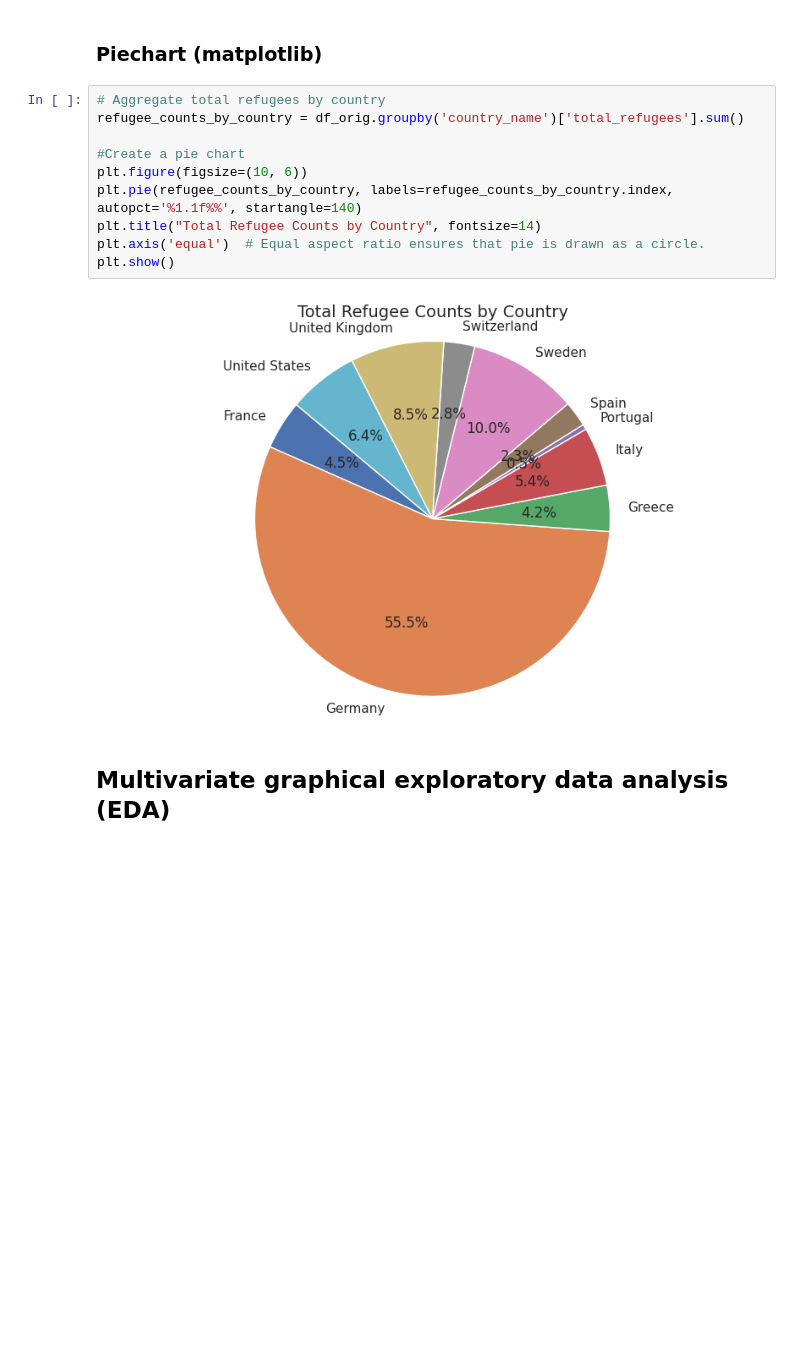
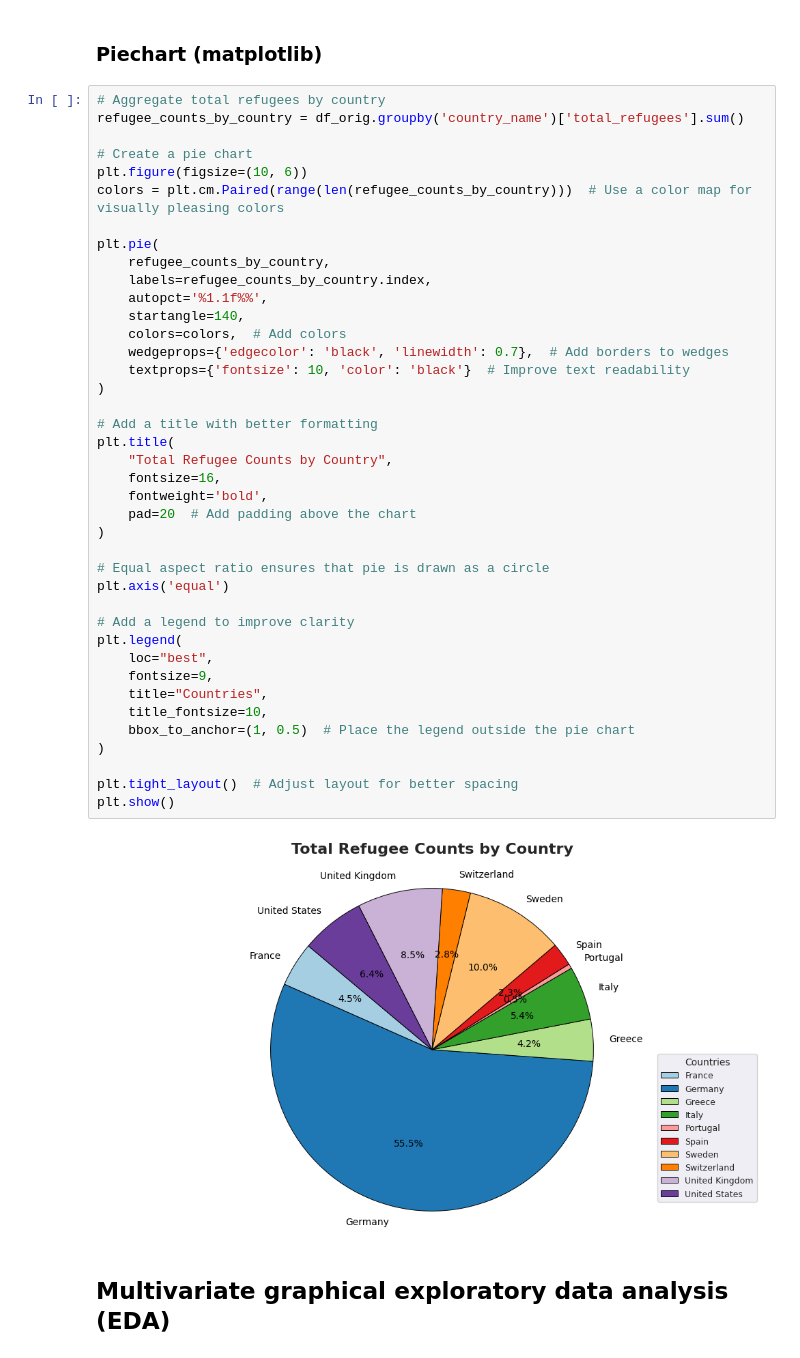
Before and after one commit to ferzanagehringer3/DataAnalyticsLN, a Jupyter notebook: Exploratory Data Analysis (EDA)/EDA_combined_data.ipynb, the cells around one changed output. Saved outputs shown, nothing was run; the diff lists cells and outputs as text; blank space fills up the shorter version.

Commit message:
adjusted EDA to fit presentation

```diff
--- a/Exploratory Data Analysis (EDA)/EDA_combined_data.ipynb
+++ b/Exploratory Data Analysis (EDA)/EDA_combined_data.ipynb
@@ -375,15 +463,45 @@ plt.show()
 # %%
 # Aggregate total refugees by country
 refugee_counts_by_country = df_orig.groupby('country_name')['total_refugees'].sum()
 
-#Create a pie chart
+# Create a pie chart
 plt.figure(figsize=(10, 6))
-plt.pie(refugee_counts_by_country, labels=refugee_counts_by_country.index, autopct='%1.1f%%', startangle=140)
-plt.title("Total Refugee Counts by Country", fontsize=14)
-plt.axis('equal')  # Equal aspect ratio ensures that pie is drawn as a circle.
+colors = plt.cm.Paired(range(len(refugee_counts_by_country)))  # Use a color map for visually pleasing colors
+
+plt.pie(
+    refugee_counts_by_country,
+    labels=refugee_counts_by_country.index,
+    autopct='%1.1f%%',
+    startangle=140,
+    colors=colors,  # Add colors
+    wedgeprops={'edgecolor': 'black', 'linewidth': 0.7},  # Add borders to wedges
+    textprops={'fontsize': 10, 'color': 'black'}  # Improve text readability
+)
+
+# Add a title with better formatting
+plt.title(
+    "Total Refugee Counts by Country",
+    fontsize=16,
+    fontweight='bold',
+    pad=20  # Add padding above the chart
+)
+
+# Equal aspect ratio ensures that pie is drawn as a circle
+plt.axis('equal')
+
+# Add a legend to improve clarity
+plt.legend(
+    loc="best",
+    fontsize=9,
+    title="Countries",
+    title_fontsize=10,
+    bbox_to_anchor=(1, 0.5)  # Place the legend outside the pie chart
+)
+
+plt.tight_layout()  # Adjust layout for better spacing
 plt.show()
 # %% [output]
-[figure, old version]
+[figure, new version]
 # %% [markdown]
 ## Multivariate graphical exploratory data analysis (EDA)
 # %% [markdown]
```
Also changed, not shown: parts of 10 cells of this notebook.
